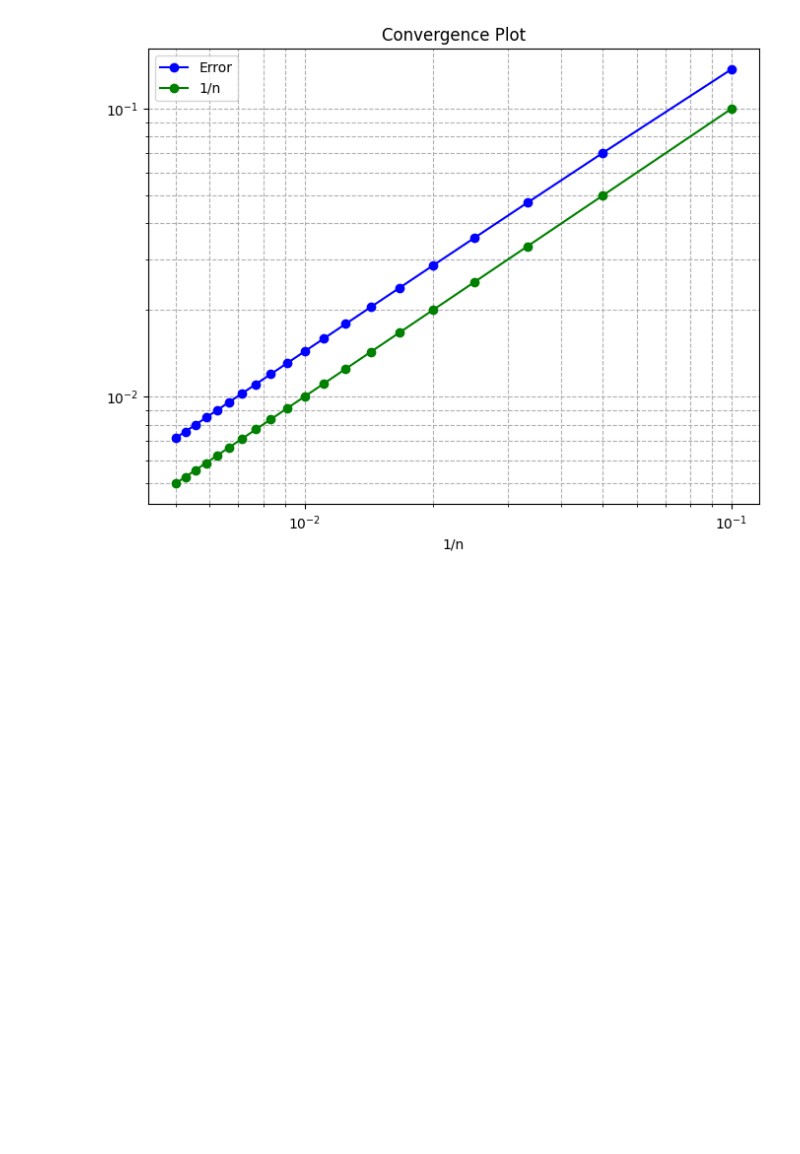
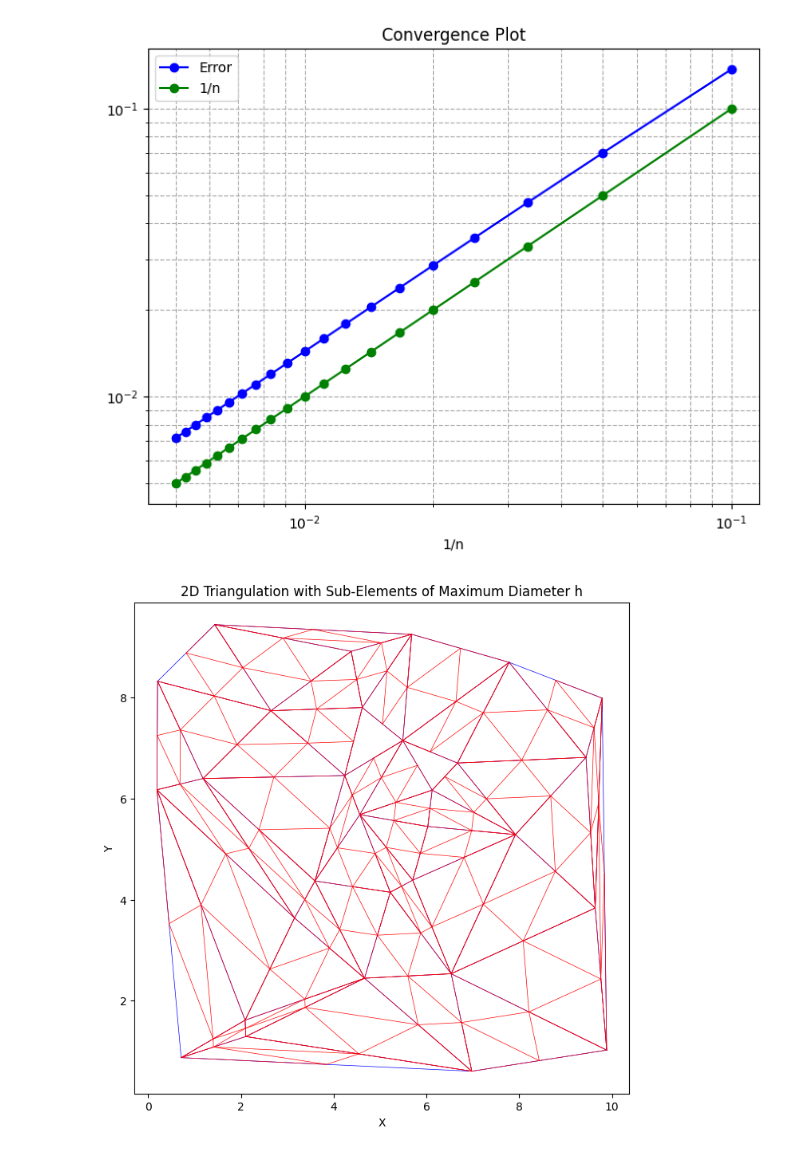
Before and after one commit to biondo999/napde_project, a Jupyter notebook: mesh_building/my_triangular_mesh.ipynb, the cells around one changed output. Drawn from its saved outputs; the diff is of its cells as text; code cells hidden in the pictures; blank space fills up the shorter version.

```diff
--- a/mesh_building/my_triangular_mesh.ipynb
+++ b/mesh_building/my_triangular_mesh.ipynb
@@ -583,3 +593,49 @@ plt.show()
 1.174235271439228 1.1666666666666667
 1.1738577850444856 1.1666666666666667
 [figure]
+# %%
+import numpy as np
+import matplotlib.pyplot as plt
+from scipy.spatial import Delaunay
+
+# Step 1: Generate Initial Triangulation with Mesh Size H
+# Generate random points within a bounding box
+np.random.seed(0)
+num_points = 30
+bounding_box = [0, 10, 0, 10]
+points = np.random.rand(num_points, 2) * [bounding_box[1]-bounding_box[0], bounding_box[3]-bounding_box[2]] + [bounding_box[0], bounding_box[2]]
+
+# Compute Delaunay triangulation using scipy.spatial.Delaunay
+triangulation = Delaunay(points)
+
+# Step 2: Generate Sub-Elements with Maximum Diameter h
+h = 1.5  # Maximum diameter for sub-elements
+
+sub_elements = []
+for simplex in triangulation.simplices:
+    triangle = points[simplex]
+    # Calculate the diameter (maximum edge length) of the triangle
+    diameter = np.max(np.linalg.norm(triangle - np.roll(triangle, 1, axis=0), axis=1))
+
+    # Subdivide the triangle if its diameter is greater than h
+    if diameter > h:
+        midpoints = [(triangle[i] + triangle[j]) / 2 for i, j in [(0, 1), (1, 2), (2, 0)]]
+        sub_triangles = [[triangle[0], midpoints[0], midpoints[2]],
+                         [midpoints[0], triangle[1], midpoints[1]],
+                         [midpoints[1], triangle[2], midpoints[2]],
+                         [midpoints[0], midpoints[1], midpoints[2]]]
+        sub_elements.extend(sub_triangles)
+    else:
+        sub_elements.append(triangle)
+
+# Plotting
+plt.figure(figsize=(8, 8))
+plt.triplot(points[:, 0], points[:, 1], triangulation.simplices, linewidth=0.5, color='blue')
+for triangle in sub_elements:
+    plt.plot([triangle[i][0] for i in range(3)], [triangle[i][1] for i in range(3)], linewidth=0.5, color='red')
+plt.xlabel('X')
+plt.ylabel('Y')
+plt.title('2D Triangulation with Sub-Elements of Maximum Diameter h')
+plt.show()
+# %% [output]
+[figure, added]
```
Also changed, not shown: parts of 21 cells of this notebook, 3 other files.
